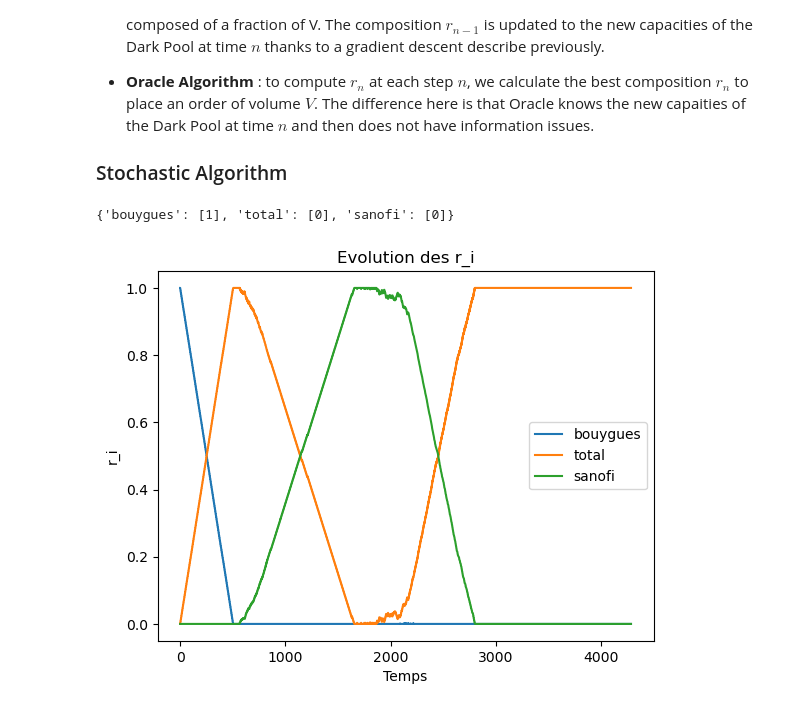
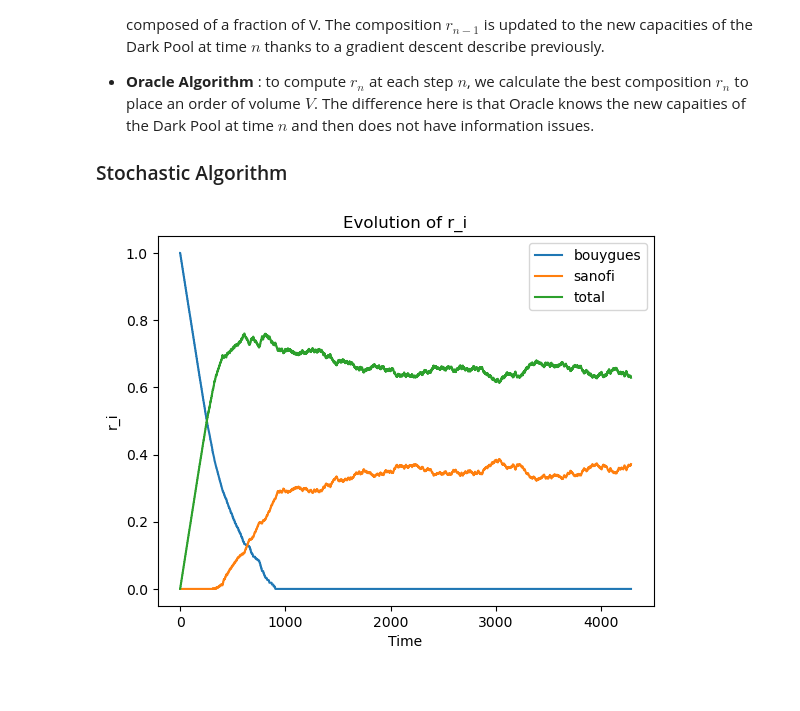
Before and after one commit to hedsto/optimal-strategies-trading, a Jupyter notebook: Optimal_split_of_orders_across_liquidity_pools.ipynb, the cells around one changed output. Cells and saved outputs as stored; diff of their text form; code cells hidden in the pictures.

```diff
--- a/Optimal_split_of_orders_across_liquidity_pools.ipynb
+++ b/Optimal_split_of_orders_across_liquidity_pools.ipynb
@@ -80,8 +80,8 @@ We deel with of period of 21 days and we have 4 markets :
 - Total our liquidity security
 - LVMH, Bouygues and Sanofi our 3 Dark Pools
 # %%
-start_date = "2011-11-01"
-end_date = "2011-11-30"
+start_date = "2011-07-01"
+end_date = "2011-07-31"
 
 data_folder = "StockData/"
 files = os.listdir(data_folder)
@@ -94,7 +94,7 @@ for f in files:
     # DATAS[name_company] = DATAS[name_company].fillna(0)
 
 liquidity_security = 'lvmh'
-dark_pools = ['bouygues', 'total', 'sanofi']
+dark_pools = ['bouygues', 'sanofi', 'total']
 DATAS[liquidity_security].head()
 # %% [output]
 |  | TradedPrice | TradedQty | BidPrice | AskPrice | BidQty | AskQty | TradedSign |
@@ -193,51 +193,46 @@ Now we want to compare the Stochastic Algorithm with an Oracle Algorithm. We wil
 # %%
 N = len(dark_pools)
 V = 20000
 learning_rate = 0.00001
 
-r = {}
+r_sto = {}
 
 H = {}
-r[dark_pools[0]] = [1]
+r_sto[dark_pools[0]] = [1]
 
 for market in dark_pools:
-    if market not in r :
-        r[market] = [0]
+    if market not in r_sto :
+        r_sto[market] = [0.0]
     H[market] = []
 
-cost = []
-print(r)
+cost_sto = []
 for n in range(len(D[dark_pools[0]])-1):
     for market in dark_pools :
-        r[market].append(np.clip(r[market][-1], 0, 1))
-    sum_r = sum(r[market][-1] for market in dark_pools)
+        r_sto[market].append(np.clip(r_sto[market][-1], 0, 1))
+    sum_r = sum(r_sto[market][-1] for market in dark_pools)
 
     for market in dark_pools :
-        r[market][-1] = r[market][-1] / sum_r
+        r_sto[market][-1] = r_sto[market][-1] / sum_r
 
-    cost_n = liquidity_security_price[n] * (V - np.sum(alpha_beta_rho[market][2] * min(r[market][n]*V, int(D[market][n])) for market in dark_pools))
-    cost.append(cost_n)
+    cost_n = liquidity_security_price[n] * (V - np.sum(alpha_beta_rho[market][2] * min(r_sto[market][-1]*V, int(D[market][n])) for market in dark_pools))
+    cost_sto.append(cost_n)
 
     for market in dark_pools :
-        H[market].append(V * (alpha_beta_rho[market][2] * (r[market][n]*V < D[market][n]) -
-                              (1/N) * np.sum([alpha_beta_rho[every_market][2]*(r[every_market][n]*V < D[every_market][n]) for every_market in dark_pools])))
+        H[market].append(V * (alpha_beta_rho[market][2] * (r_sto[market][-1]*V < D[market][n]) -
+                              (1/N) * np.sum([alpha_beta_rho[every_market][2]*(r_sto[every_market][-1]*V < D[every_market][n]) for every_market in dark_pools])))
 
-        r_new_market = r[market][-1] + learning_rate * H[market][-1]
+        r_new_market = r_sto[market][-1] + learning_rate * H[market][-1]
         r_new_market = np.clip(r_new_market, 0, 1)
-        r[market].append(r_new_market)
+        r_sto[market].append(r_new_market)
 
 
 for market in dark_pools:
-    plt.plot(r[market], label = market)
+    plt.plot(r_sto[market], label = market)
 
-# r_list = np.array(r_list[:-1])
-
-# plt.plot(r_list, label = ['DP1 - Bouygues', 'DP2 - Sanofi', 'DP3 - Total'])
-plt.title("Evolution des r_i")
-plt.xlabel("Temps")
+plt.title("Evolution of r_i")
+plt.xlabel("Time")
 plt.ylabel("r_i")
 plt.legend()
 plt.show()
 # %% [output]
-{'bouygues': [1], 'total': [0], 'sanofi': [0]}
-[figure, old version]
+[figure, new version]
```
Also changed, not shown: parts of 12 cells of this notebook.
